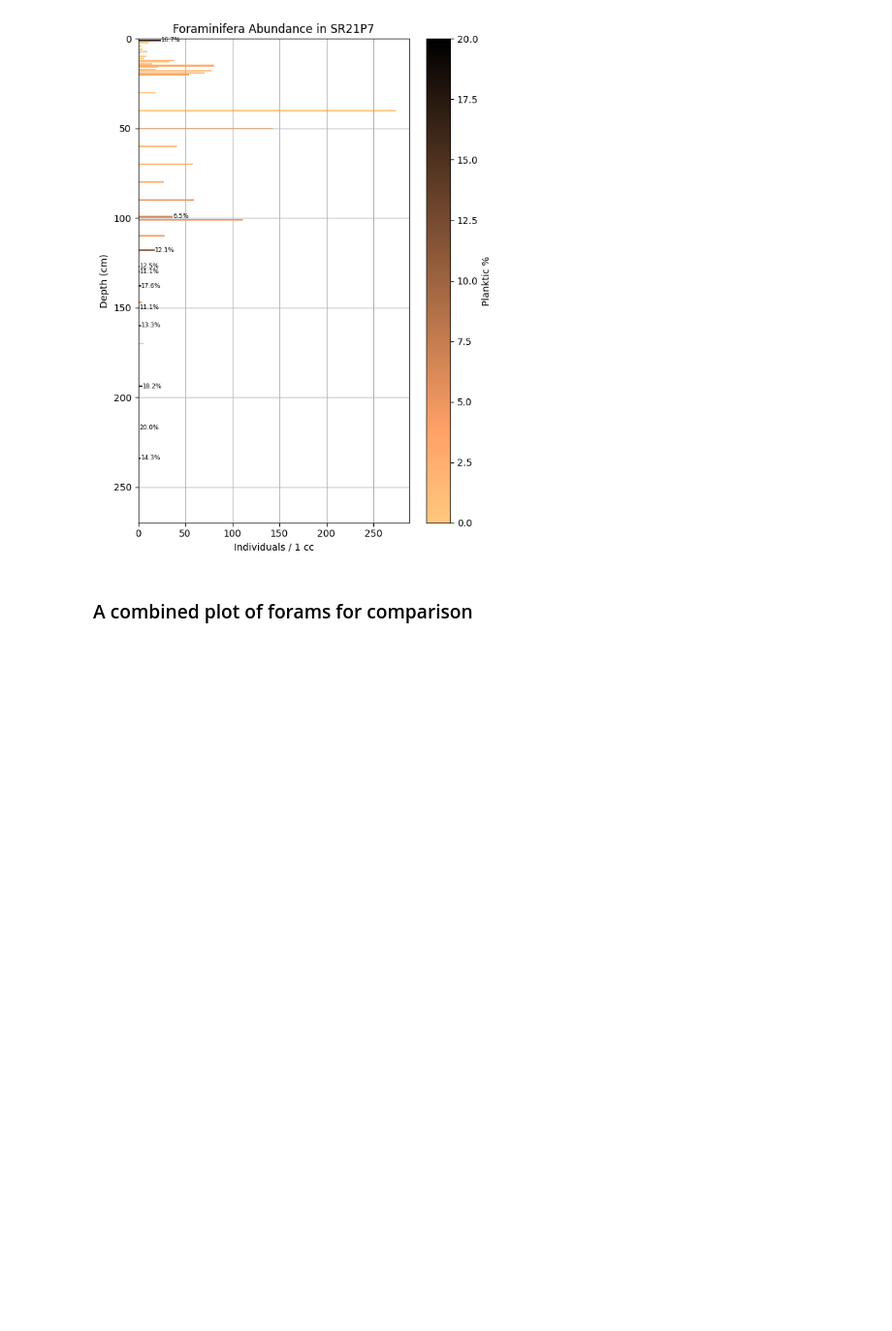
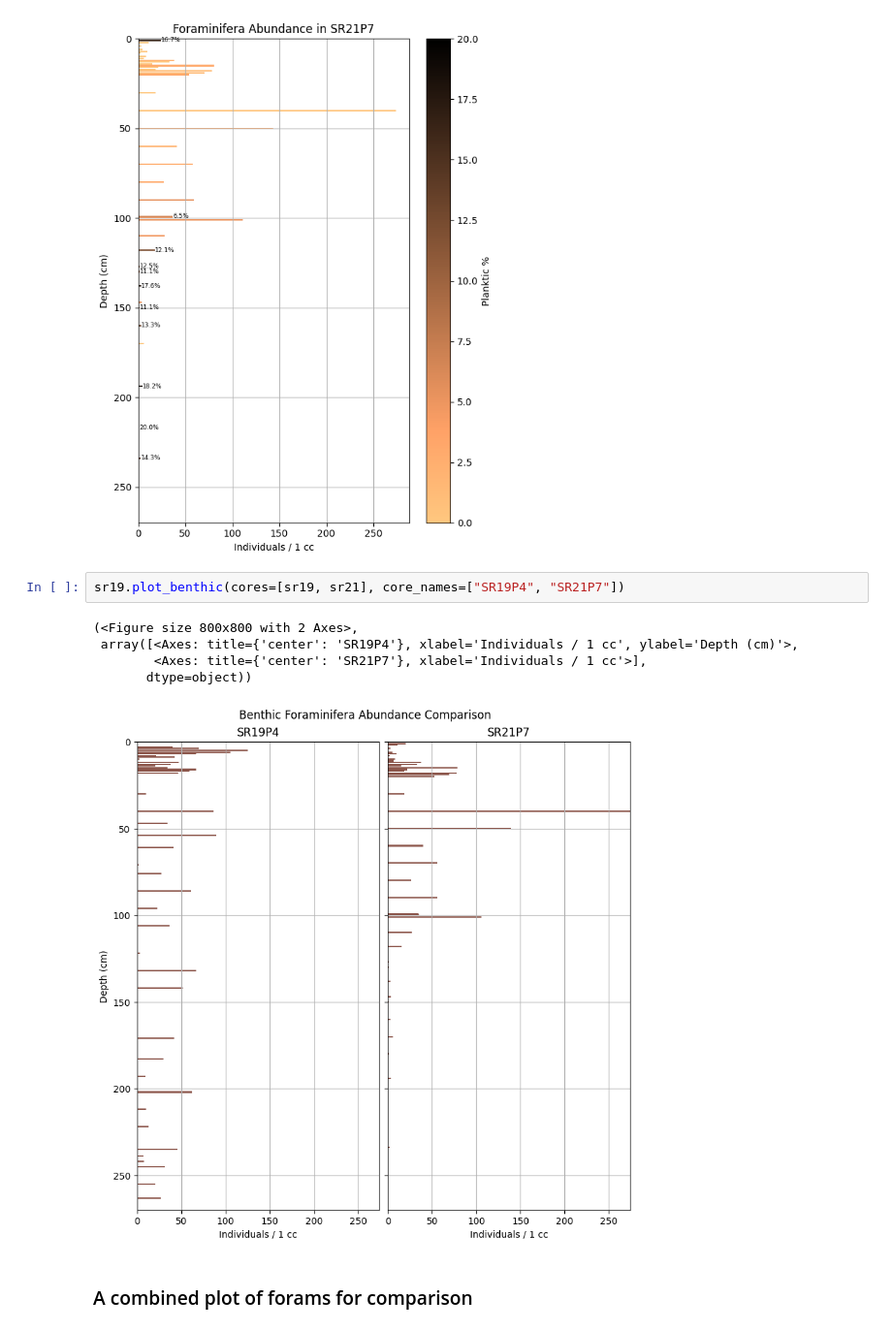
Before and after one commit to jvseds/SedLab, a Jupyter notebook: forams.ipynb, the cells around one changed output. Shown at 97% size. Cells and saved outputs as stored; diff of their text form; blank space fills up the shorter version.

Commit message:
added benthic plot

```diff
--- a/forams.ipynb
+++ b/forams.ipynb
@@ -29,6 +29,14 @@ sr21_forams_plot = sr21.plot_forams(
 )
 # %% [output]
 [figure]
+# %%
+sr19.plot_benthic(cores=[sr19, sr21], core_names=["SR19P4", "SR21P7"])
+# %% [output]
+(<Figure size 800x800 with 2 Axes>,
+ array([<Axes: title={'center': 'SR19P4'}, xlabel='Individuals / 1 cc', ylabel='Depth (cm)'>,
+        <Axes: title={'center': 'SR21P7'}, xlabel='Individuals / 1 cc'>],
+       dtype=object))
+[figure, added]
 # %% [markdown]
 ### A combined plot of forams for comparison
 # %%
```
Also changed, not shown: 2 other files.
